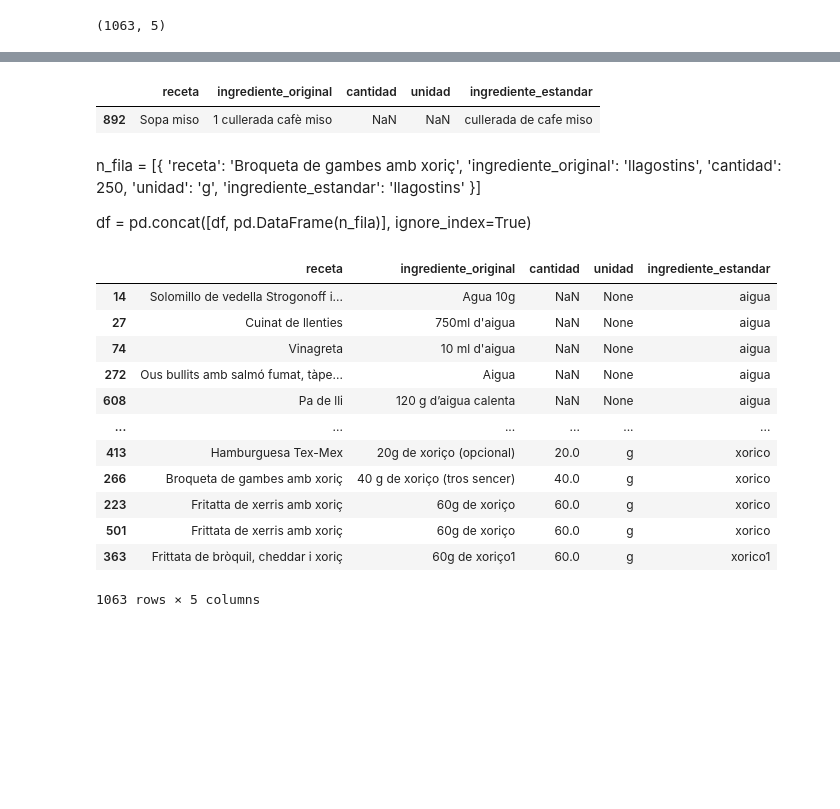
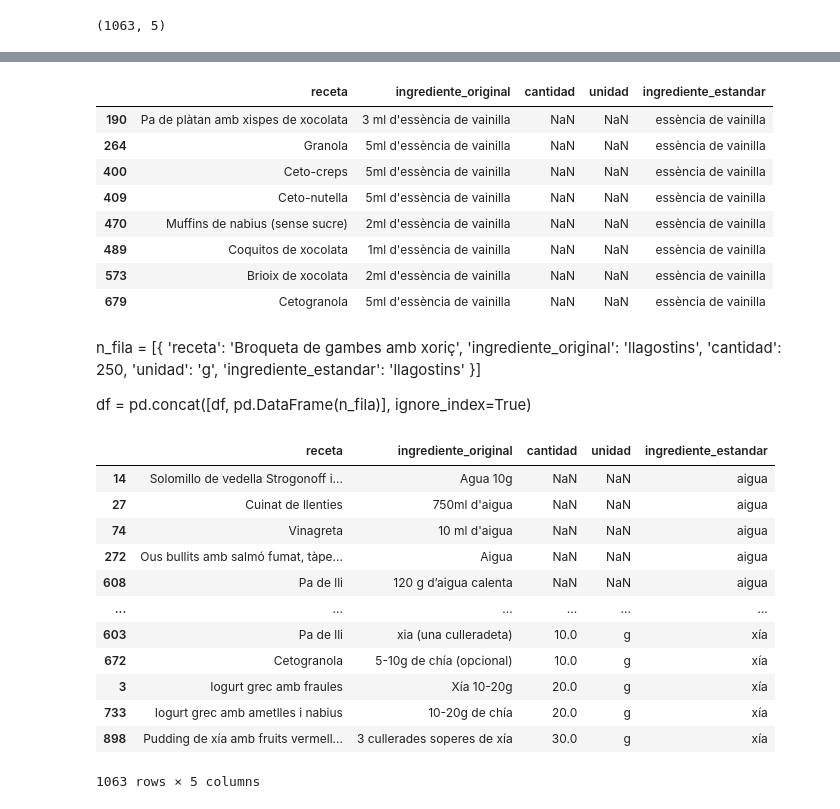
Before and after one commit to TonioDominguez/nutri_test, a Jupyter notebook: estandarizacion_en_detalle.ipynb, the cells around one changed output, grey strips where cells are left out. Drawn from its saved outputs; the diff is of its cells as text; code cells hidden in the pictures; blank space fills up the shorter version.

Commit message:
estandarizador ing final final

```diff
--- a/estandarizacion_en_detalle.ipynb
+++ b/estandarizacion_en_detalle.ipynb
@@ -57,20 +57,27 @@ Name: count, dtype: int64
 # %%
 mask = df[(df['ingrediente_estandar'].str.contains("dents", na=False)) & (df['cantidad'] == 3)]
 # %%
-mask = df[df['ingrediente_estandar'].str.contains("vinagre", na=False)]
+mask = df[df['ingrediente_estandar'].str.contains("essència", na=False)]
 # %%
-#df.loc[mask.index, 'ingrediente_estandar'] = 'sal i pebre'
+df.loc[mask.index, 'ingrediente_estandar'] = 'essència de vainilla'
 #df.loc[mask.index, 'cantidad'] = None
 #df.loc[mask.index, 'unidad'] = None
 # %%
-df.loc[[892],'ingrediente_estandar'] = 'cafe miso'
-#df.loc[[814, 944],'cantidad'] = None
-#df.loc[[814, 944],'unidad'] = None
+df.loc[[802],'ingrediente_estandar'] = 'formatge'
+#df.loc[[645],'cantidad'] = 1
+#df.loc[[781],'unidad'] = None
 # %%
-df[df['ingrediente_estandar'].str.contains("cullerada", na=False)]
+df[df['ingrediente_estandar'].str.contains("essència", na=False)]
 # %% [output]
 |  | receta | ingrediente_original | cantidad | unidad | ingrediente_estandar |
-| 892 | Sopa miso | 1 cullerada cafè miso | NaN | NaN | cullerada de cafe miso |
+| 190 | Pa de plàtan amb xispes de xocolata | 3 ml d'essència de vainilla | NaN | NaN | essència de vainilla |
+| 264 | Granola | 5ml d'essència de vainilla | NaN | NaN | essència de vainilla |
+| 400 | Ceto-creps | 5ml d'essència de vainilla | NaN | NaN | essència de vainilla |
+| 409 | Ceto-nutella | 5ml d'essència de vainilla | NaN | NaN | essència de vainilla |
+| 470 | Muffins de nabius (sense sucre) | 2ml d'essència de vainilla | NaN | NaN | essència de vainilla |
+| 489 | Coquitos de xocolata | 1ml d'essència de vainilla | NaN | NaN | essència de vainilla |
+| 573 | Brioix de xocolata | 2ml d'essència de vainilla | NaN | NaN | essència de vainilla |
+| 679 | Cetogranola | 5ml d'essència de vainilla | NaN | NaN | essència de vainilla |
 # %% [markdown]
 n_fila = [{
     'receta': 'Broqueta de gambes amb xoriç',
@@ -85,15 +92,15 @@ df = pd.concat([df, pd.DataFrame(n_fila)], ignore_index=True)
 df.sort_values(by=['ingrediente_estandar', 'cantidad'], ascending=[True, True])
 # %% [output]
 |  | receta | ingrediente_original | cantidad | unidad | ingrediente_estandar |
-| 14 | Solomillo de vedella Strogonoff i... | Agua 10g | NaN | None | aigua |
-| 27 | Cuinat de llenties | 750ml d'aigua | NaN | None | aigua |
-| 74 | Vinagreta | 10 ml d'aigua | NaN | None | aigua |
-| 272 | Ous bullits amb salmó fumat, tàpe... | Aigua | NaN | None | aigua |
-| 608 | Pa de lli | 120 g d’aigua calenta | NaN | None | aigua |
+| 14 | Solomillo de vedella Strogonoff i... | Agua 10g | NaN | NaN | aigua |
+| 27 | Cuinat de llenties | 750ml d'aigua | NaN | NaN | aigua |
+| 74 | Vinagreta | 10 ml d'aigua | NaN | NaN | aigua |
+| 272 | Ous bullits amb salmó fumat, tàpe... | Aigua | NaN | NaN | aigua |
+| 608 | Pa de lli | 120 g d’aigua calenta | NaN | NaN | aigua |
 | ... | ... | ... | ... | ... | ... |
-| 413 | Hamburguesa Tex-Mex | 20g de xoriço (opcional) | 20.0 | g | xorico |
-| 266 | Broqueta de gambes amb xoriç | 40 g de xoriço (tros sencer) | 40.0 | g | xorico |
-| 223 | Fritatta de xerris amb xoriç | 60g de xoriço | 60.0 | g | xorico |
-| 501 | Frittata de xerris amb xoriç | 60g de xoriço | 60.0 | g | xorico |
-| 363 | Frittata de bròquil, cheddar i xoriç | 60g de xoriço1 | 60.0 | g | xorico1 |
+| 603 | Pa de lli | xia (una culleradeta) | 10.0 | g | xía |
+| 672 | Cetogranola | 5-10g de chía (opcional) | 10.0 | g | xía |
+| 3 | Iogurt grec amb fraules | Xía 10-20g | 20.0 | g | xía |
+| 733 | Iogurt grec amb ametlles i nabius | 10-20g de chía | 20.0 | g | xía |
+| 898 | Pudding de xía amb fruits vermell... | 3 cullerades soperes de xía | 30.0 | g | xía |
 1063 rows × 5 columns
```
Also changed, not shown: parts of 4 cells of this notebook, 1 other file.
